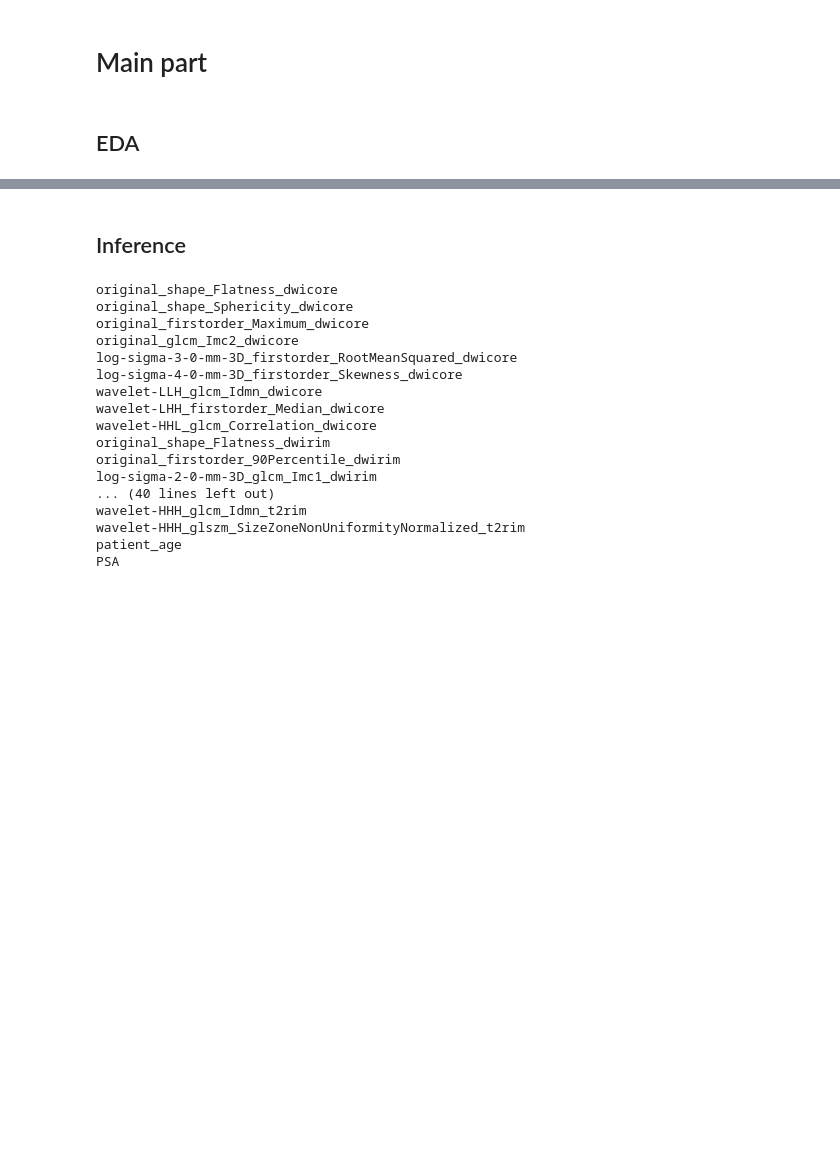
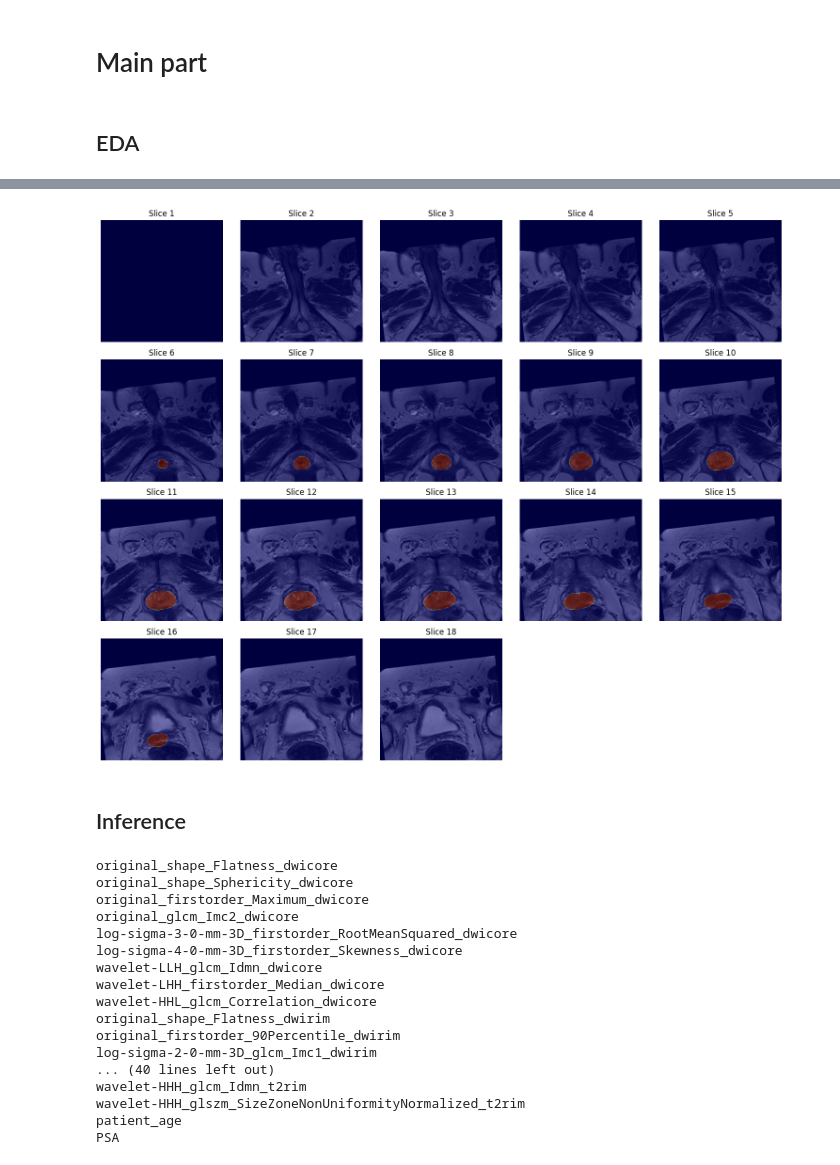
Before and after one commit to theogani/ISBI_Explainable_AI_tutorial, a Jupyter notebook: second_cour/case_one/isbi_prostate_case.ipynb, the cells around one changed output, grey strips where cells are left out. Drawn from its saved outputs; the diff is of its cells as text; code cells hidden in the pictures; blank space fills up the shorter version.

```diff
--- a/second_cour/case_one/isbi_prostate_case.ipynb
+++ b/second_cour/case_one/isbi_prostate_case.ipynb
@@ -165,17 +166,19 @@ sitk::ERROR: The file "/content/drive/MyDrive/isbi2024/images/11475/11475_100149
 # %%
 # Read the original and segmentation images
 original_image_path = os.path.join(root,'images/11475/11475_1001499_t2w.mha')
-segmentation_image_path = os.path.join('images/11475/11475_1001499.nii.gz')
+segmentation_image_path = os.path.join(root,'images/11475/11475_1001499.nii.gz')
 
 original_image = read_mha_file(original_image_path)
 segmentation_image = read_nifti_file(segmentation_image_path)
 
 # Convert the images to NumPy arrays
 original_image_array = sitk_to_numpy(original_image)
 segmentation_image_array = sitk_to_numpy(segmentation_image)
 
 # Display the slices with segmentation overlay
 display_image_with_segmentation(original_image_array, segmentation_image_array, 1, 18)
+# %% [output]
+[figure, added]
 # %% [markdown]
 ## Inference
 # %%
```
Also changed, not shown: parts of 33 cells of this notebook, 1 other file.
